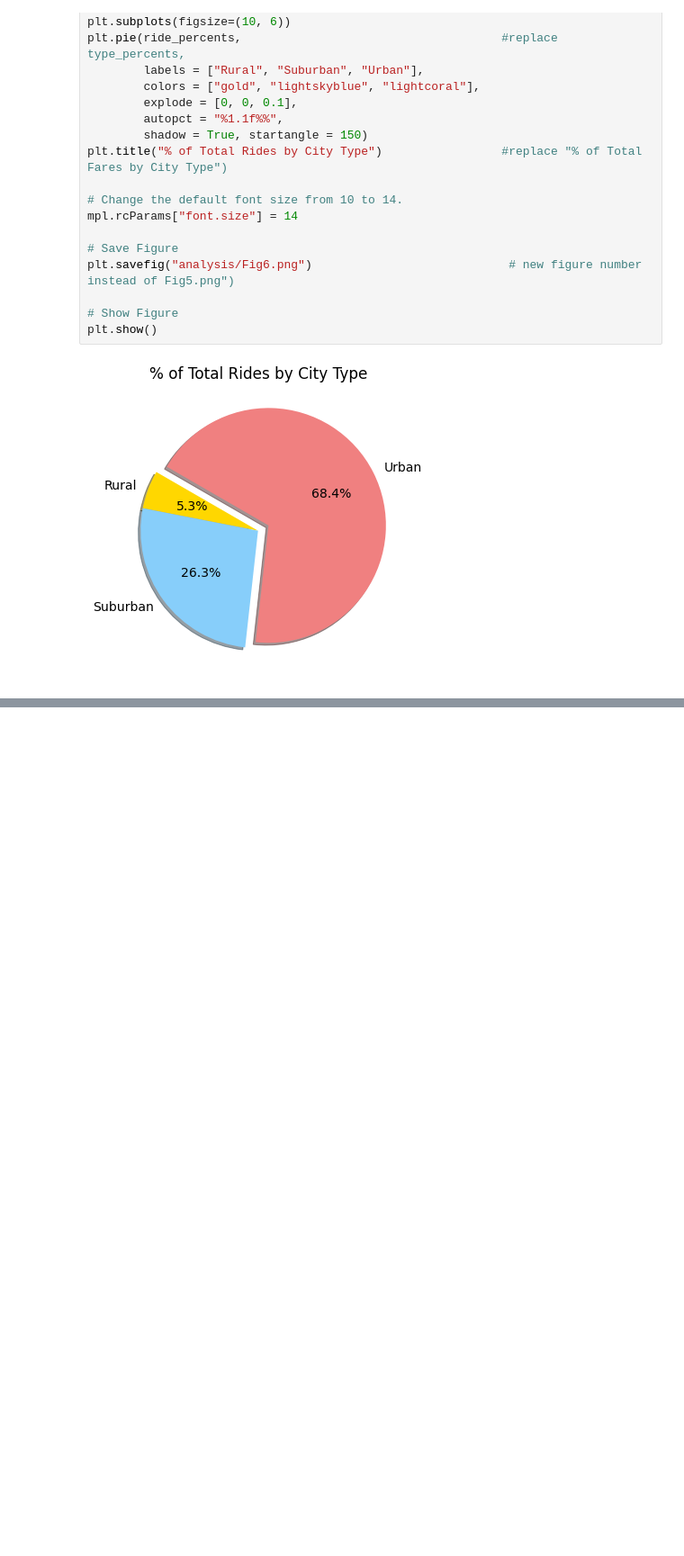
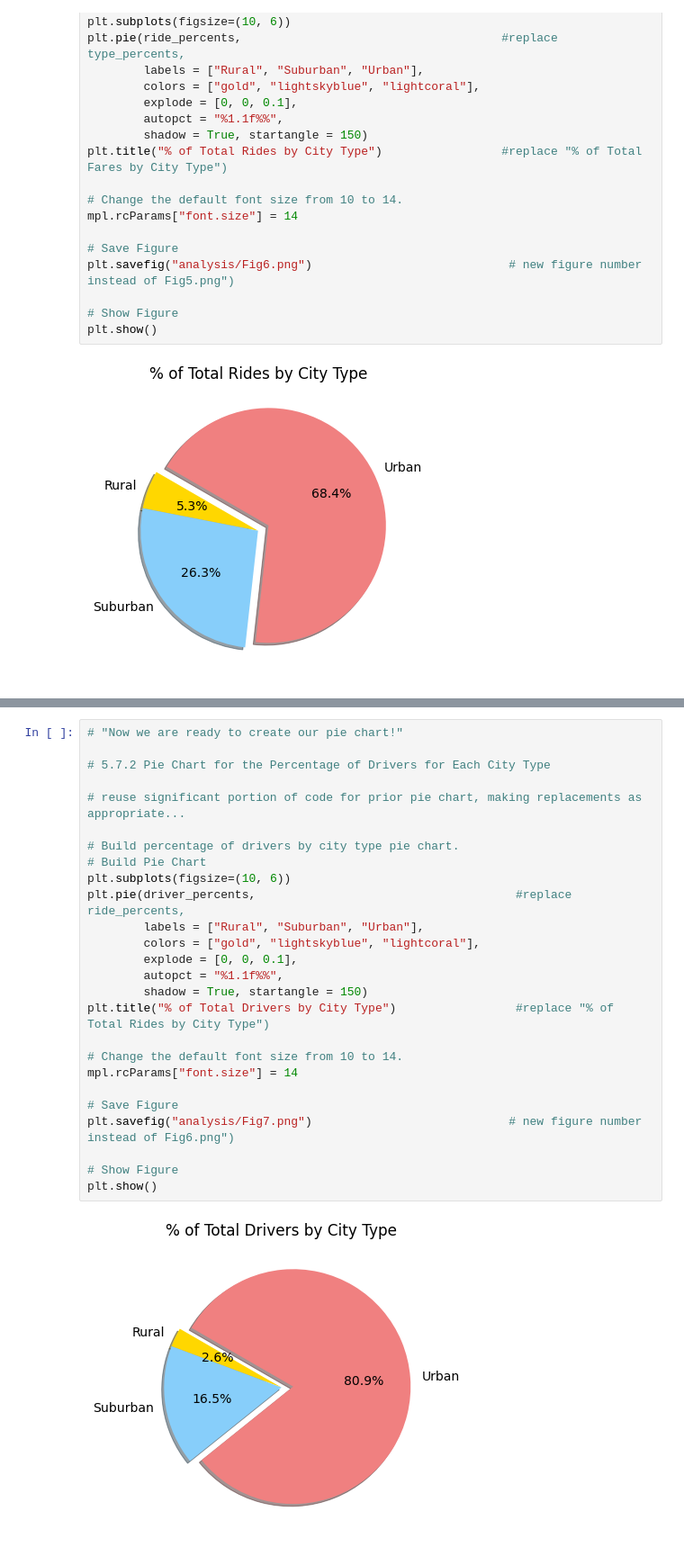
Before and after one commit to shanl5/PyBer_Analysis, a Jupyter notebook: PyBer.ipynb, the cells around one changed output, grey strips where cells are left out. Shown at 90% size. Cells and saved outputs as stored; diff of their text form; blank space fills up the shorter version.

Commit message:
Percentage of drivers by city type pie chart
Mod 5.7.3

```diff
--- a/PyBer.ipynb
+++ b/PyBer.ipynb
@@ -1451,0 +1484,28 @@ plt.show()
+# %%
+# "Now we are ready to create our pie chart!"
+
+# 5.7.2 Pie Chart for the Percentage of Drivers for Each City Type
+
+# reuse significant portion of code for prior pie chart, making replacements as appropriate...
+
+# Build percentage of drivers by city type pie chart.
+# Build Pie Chart
+plt.subplots(figsize=(10, 6))
+plt.pie(driver_percents,                                     #replace ride_percents,
+        labels = ["Rural", "Suburban", "Urban"],
+        colors = ["gold", "lightskyblue", "lightcoral"],
+        explode = [0, 0, 0.1],
+        autopct = "%1.1f%%",
+        shadow = True, startangle = 150)
+plt.title("% of Total Drivers by City Type")                 #replace "% of Total Rides by City Type")
+
+# Change the default font size from 10 to 14.
+mpl.rcParams["font.size"] = 14
+
+# Save Figure
+plt.savefig("analysis/Fig7.png")                            # new figure number instead of Fig6.png")
+
+# Show Figure
+plt.show()
+# %% [output]
+[figure, added]
```
Also changed, not shown: parts of 1 cell of this notebook, 1 other file.
